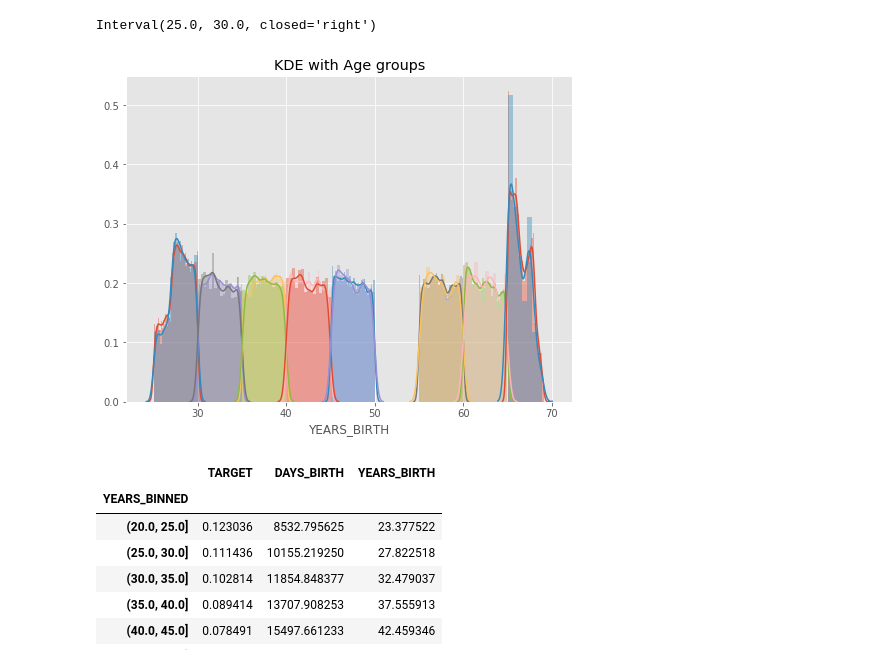
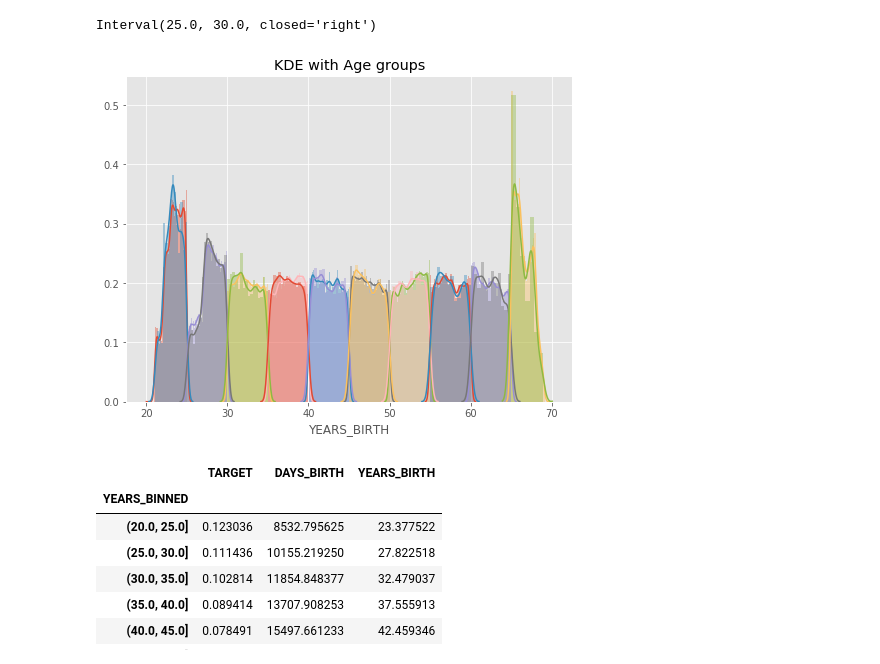
Before and after one commit to JohnsonFin/ML100Days, a Jupyter notebook: Homework/Day16/Day_016_HW.ipynb, the cells around one changed output. Cells and saved outputs as stored; diff of their text form; code cells hidden in the pictures.

```diff
--- a/Homework/Day16/Day_016_HW.ipynb
+++ b/Homework/Day16/Day_016_HW.ipynb
@@ -94,23 +94,24 @@ Interval(25.0, 30.0, closed='right')
 # %%
 # 繪圖前先排序 / 分組
 """
 Your Code Here
 """
-year_group_sorted = [pd.Interval(25.0, 30.0, closed='right'), pd.Interval(30.0, 35.0, closed='right'), pd.Interval(35.0, 40.0, closed='right'),
-                    pd.Interval(40.0, 45.0, closed='right'), pd.Interval(45.0, 50.0, closed='right'), pd.Interval(55.0, 60.0, closed='right'),
-                    pd.Interval(60.0, 65.0, closed='right'), pd.Interval(65.0, 70.0, closed='right')]
+year_group_sorted = np.sort(age_data['YEARS_BINNED'].unique())
+# year_group_sorted = [pd.Interval(25.0, 30.0, closed='right'), pd.Interval(30.0, 35.0, closed='right'), pd.Interval(35.0, 40.0, closed='right'),
+#                     pd.Interval(40.0, 45.0, closed='right'), pd.Interval(45.0, 50.0, closed='right'), pd.Interval(55.0, 60.0, closed='right'),
+#                     pd.Interval(60.0, 65.0, closed='right'), pd.Interval(65.0, 70.0, closed='right')]
 
 plt.figure(figsize=(8,6))
 for i in range(len(year_group_sorted)):
     sns.distplot(age_data.loc[(age_data['YEARS_BINNED'] == year_group_sorted[i]) & \
                               (age_data['TARGET'] == 0), 'YEARS_BIRTH'], label = str(year_group_sorted[i]))
 
     sns.distplot(age_data.loc[(age_data['YEARS_BINNED'] == year_group_sorted[i]) & \
                               (age_data['TARGET'] == 1), 'YEARS_BIRTH'], label = str(year_group_sorted[i]))
 plt.title('KDE with Age groups')
 plt.show()
 # %% [output]
-[figure, old version]
+[figure, new version]
 # %%
 # 計算每個年齡區間的 Target、DAYS_BIRTH與 YEARS_BIRTH 的平均值
 age_groups  = age_data.groupby('YEARS_BINNED').mean()
```
Also changed, not shown: parts of 1 cell of this notebook.
